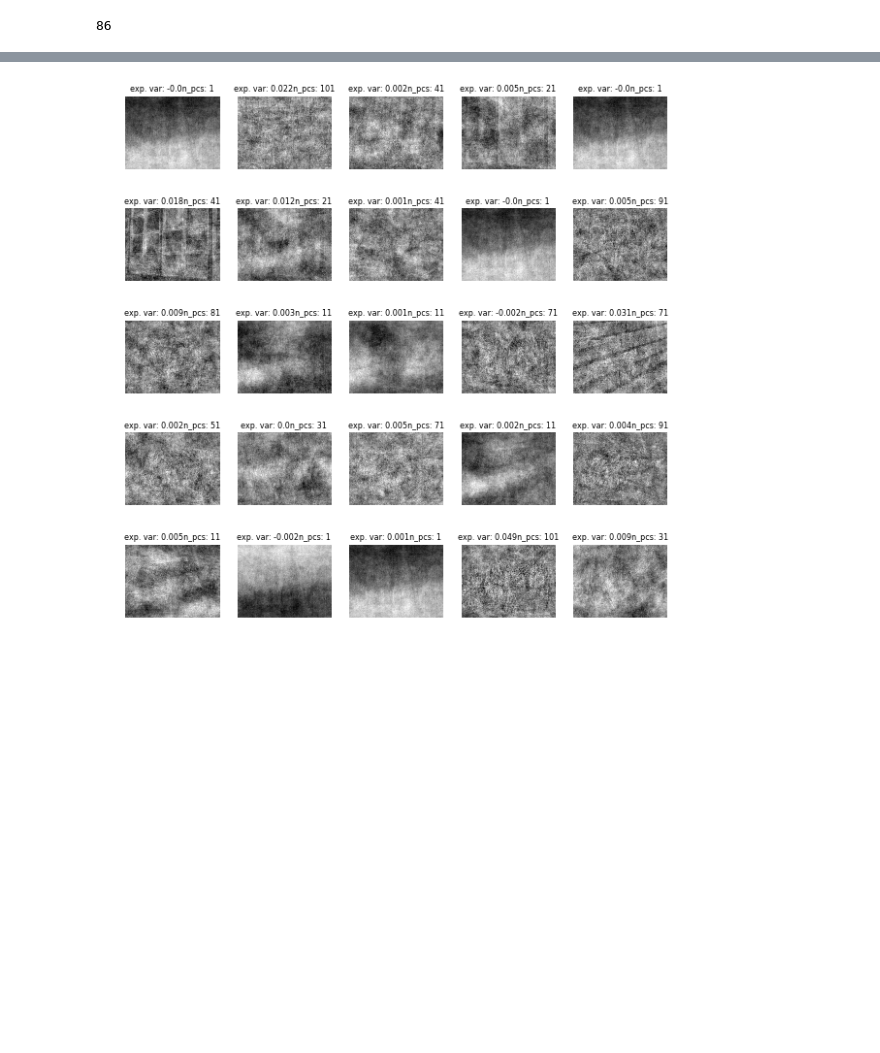
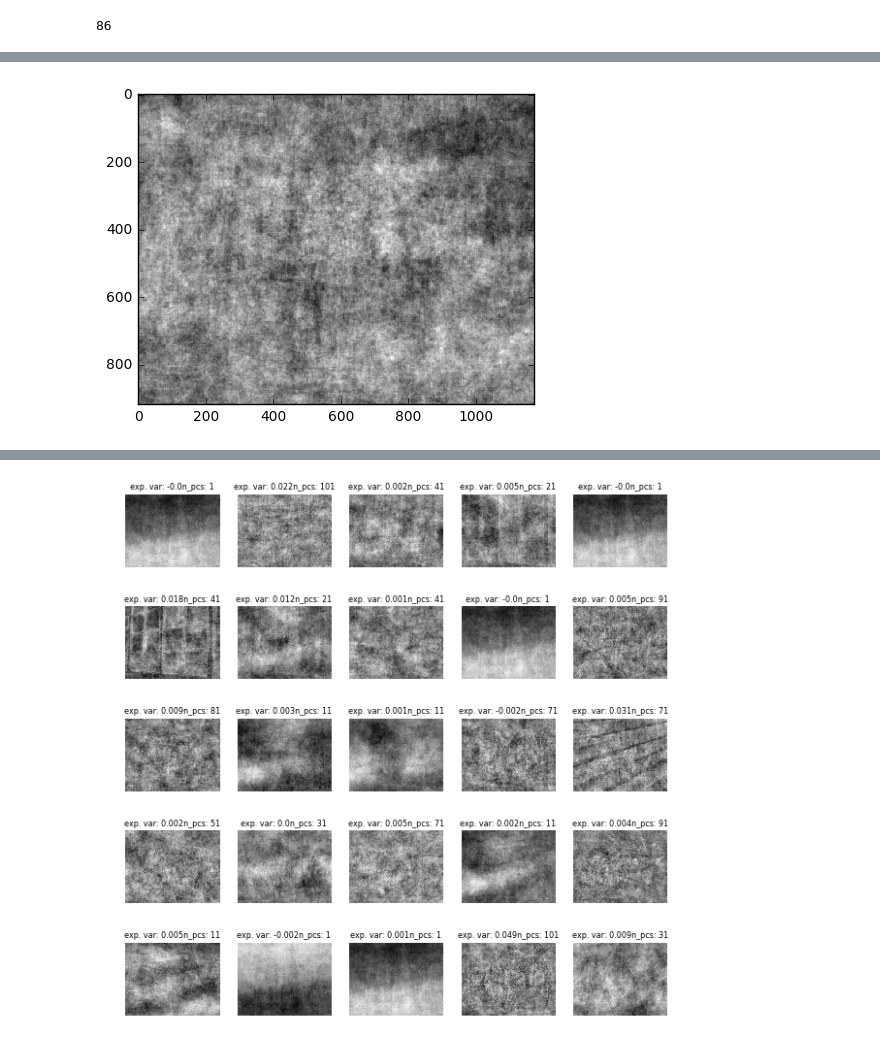
Before and after one commit to achristensen56/PyGLM, a Jupyter notebook: Linear Models - Including Running Speed.ipynb, the cells around one changed output, grey strips where cells are left out. Drawn from its saved outputs; the diff is of its cells as text; code cells hidden in the pictures; blank space fills up the shorter version.

```diff
--- a/Linear Models - Including Running Speed.ipynb
+++ b/Linear Models - Including Running Speed.ipynb
@@ -113,0 +91,12 @@ AttributeError: 'module' object has no attribute '_ipython_cache'
+# %%
+mean = np.mean(scenes, axis = 0)
+plt.imshow(mean, cmap = 'gray')
+
+scenes -= mean
+
+
+std = np.std(scenes, axis = 0)
+
+scenes /= std
+# %% [output]
+[figure, added]
```
Also changed, not shown: parts of 11 cells of this notebook, 20 other files.
